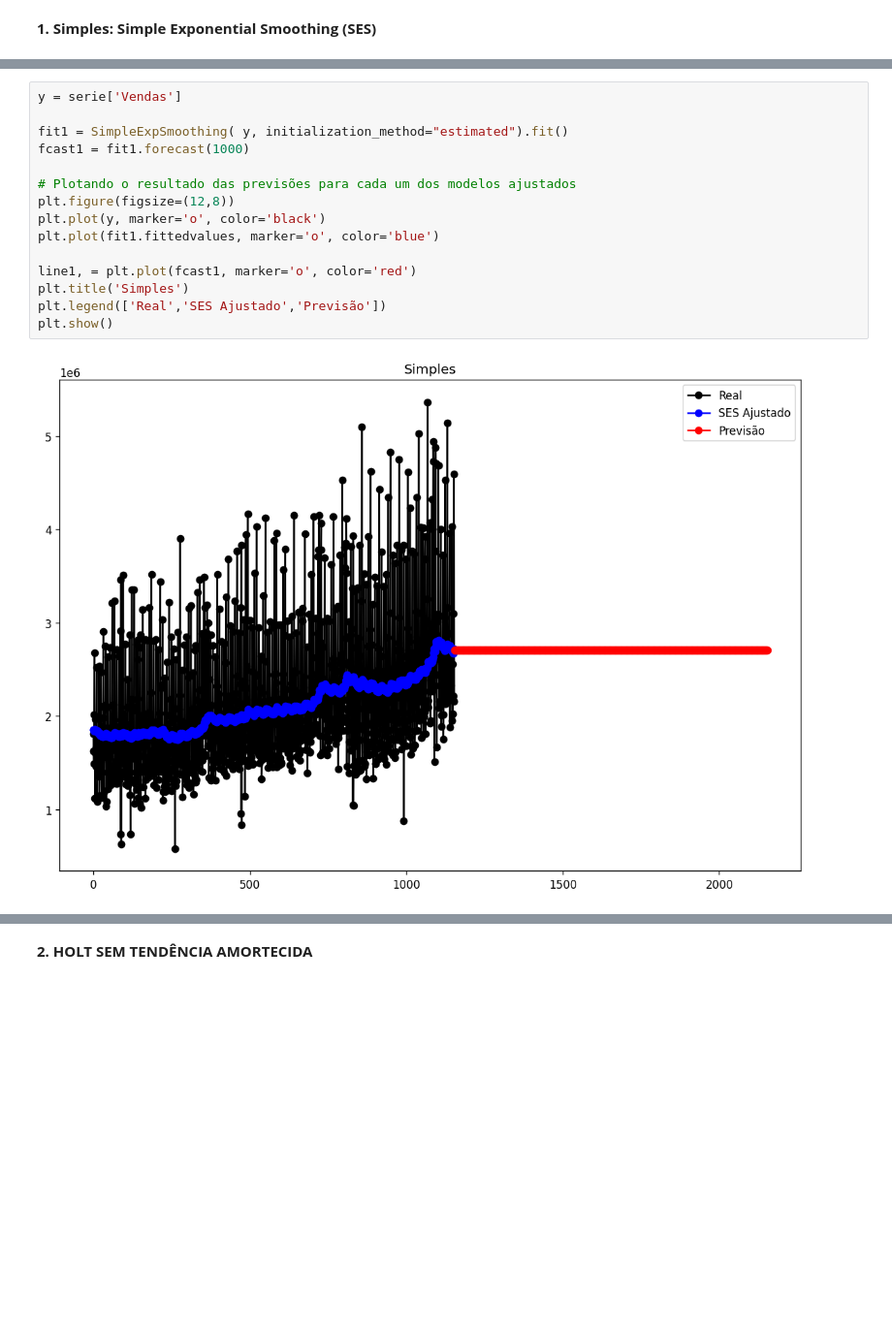
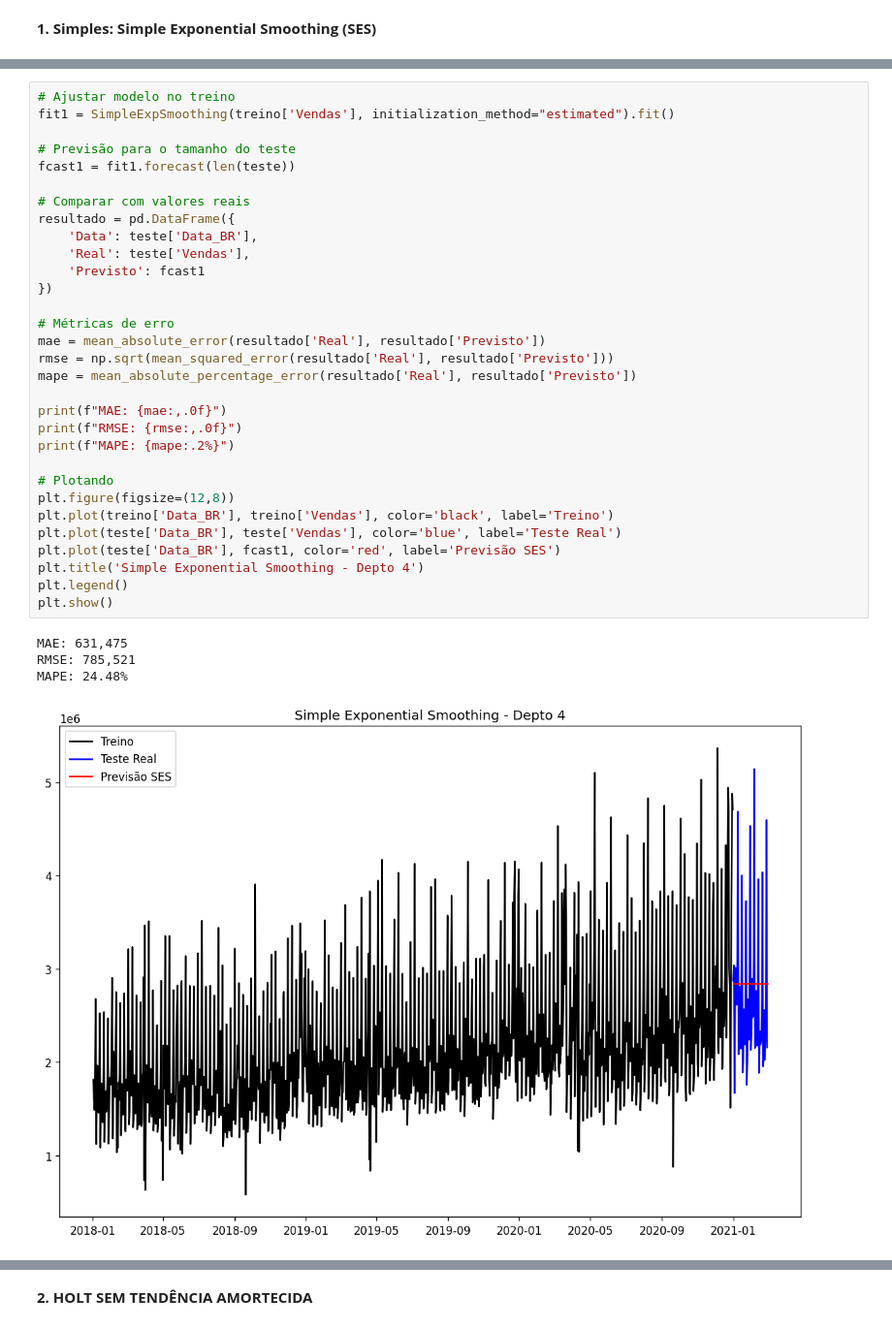
Before and after one commit to JMCVALE/ASN-ROCKS-, a Jupyter notebook: SERIES_TEMPORAIS_Previsão_de_Vendas_diarias.ipynb, the cells around one changed output, grey strips where cells are left out. Shown at 97% size. Saved outputs shown, nothing was run; the diff lists cells and outputs as text; blank space fills up the shorter version.

```diff
--- a/SERIES_TEMPORAIS_Previsão_de_Vendas_diarias.ipynb
+++ b/SERIES_TEMPORAIS_Previsão_de_Vendas_diarias.ipynb
@@ -643,20 +670,39 @@ Mes                   int32
 DiaSemana             int32
 Imputado               bool
 dtype: object
-# %%
-y = serie['Vendas']
-
-fit1 = SimpleExpSmoothing( y, initialization_method="estimated").fit()
-fcast1 = fit1.forecast(1000)
-
-# Plotando o resultado das previsões para cada um dos modelos ajustados
-plt.figure(figsize=(12,8))
-plt.plot(y, marker='o', color='black')
-plt.plot(fit1.fittedvalues, marker='o', color='blue')
-
-line1, = plt.plot(fcast1, marker='o', color='red')
-plt.title('Simples')
-plt.legend(['Real','SES Ajustado','Previsão'])
-plt.show()
-# %% [output]
-[figure, removed]
+# %%
+# Ajustar modelo no treino
+fit1 = SimpleExpSmoothing(treino['Vendas'], initialization_method="estimated").fit()
+
+# Previsão para o tamanho do teste
+fcast1 = fit1.forecast(len(teste))
+
+# Comparar com valores reais
+resultado = pd.DataFrame({
+    'Data': teste['Data_BR'],
+    'Real': teste['Vendas'],
+    'Previsto': fcast1
+})
+
+# Métricas de erro
+mae = mean_absolute_error(resultado['Real'], resultado['Previsto'])
+rmse = np.sqrt(mean_squared_error(resultado['Real'], resultado['Previsto']))
+mape = mean_absolute_percentage_error(resultado['Real'], resultado['Previsto'])
+
+print(f"MAE: {mae:,.0f}")
+print(f"RMSE: {rmse:,.0f}")
+print(f"MAPE: {mape:.2%}")
+
+# Plotando
+plt.figure(figsize=(12,8))
+plt.plot(treino['Data_BR'], treino['Vendas'], color='black', label='Treino')
+plt.plot(teste['Data_BR'], teste['Vendas'], color='blue', label='Teste Real')
+plt.plot(teste['Data_BR'], fcast1, color='red', label='Previsão SES')
+plt.title('Simple Exponential Smoothing - Depto 4')
+plt.legend()
+plt.show()
+# %% [output]
+MAE: 631,475
+RMSE: 785,521
+MAPE: 24.48%
+[figure, added]
```
Also changed, not shown: parts of 29 cells of this notebook.
